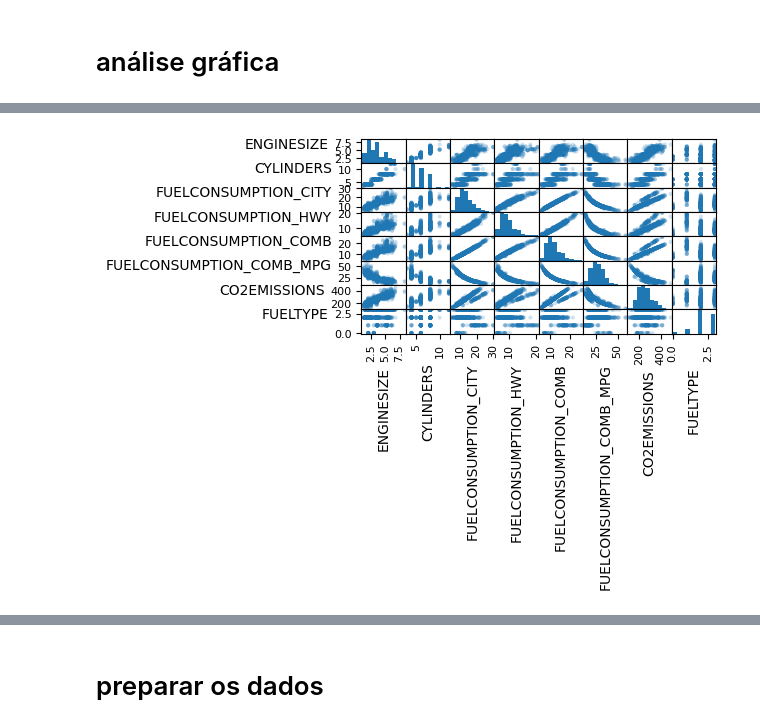
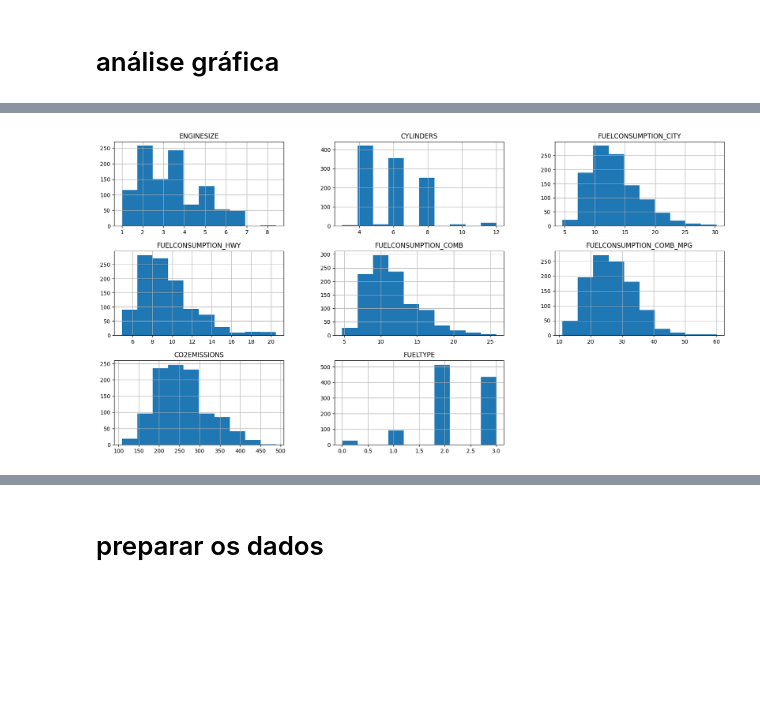
Before and after one commit to wesinalves/projetos-ml-para-iniciantes, a Jupyter notebook: notebooks/tutorial python brasil.ipynb, the cells around one changed output, grey strips where cells are left out. Drawn from its saved outputs; the diff is of its cells as text; code cells hidden in the pictures; blank space fills up the shorter version.

```diff
--- a/notebooks/tutorial python brasil.ipynb
+++ b/notebooks/tutorial python brasil.ipynb
@@ -118,2 +126,2 @@ df.describe()
 # %%
-df_numeric = df.drop(['MODELYEAR', 'MAKE', 'MODEL', 'VEHICLECLASS', 'TRANSMISSION', 'FUELTYPE'], axis=1)
+df_numeric = df.drop(['MODELYEAR', 'MAKE', 'VEHICLECLASS', 'TRANSMISSION', 'FUELTYPE', 'MODEL'], axis=1)
@@ -120,2 +137,5 @@ df_numeric = df.drop(['MODELYEAR', 'MAKE', 'MODEL', 'VEHICLECLASS', 'TRANSMISSIO
 # %%
-df_numeric
+from sklearn.preprocessing import OrdinalEncoder
+encoder = OrdinalEncoder()
+
+df_numeric['FUELTYPE'] = encoder.fit_transform(df[['FUELTYPE']])
@@ -136,5 +160,2 @@ df_numeric
 # %%
-from sklearn.preprocessing import OrdinalEncoder
-encoder = OrdinalEncoder()
-
-df_numeric.loc[:, 'FUELTYPE'] = encoder.fit_transform(df[['FUELTYPE']])
+df_numeric.FUELTYPE.value_counts()
@@ -168,13 +174,6 @@ plt.show()
 # %%
-axes = pd.plotting.scatter_matrix(df_numeric, alpha=0.2)
-for ax in axes.flatten():
-    ax.xaxis.label.set_rotation(90)
-    ax.yaxis.label.set_rotation(0)
-    ax.yaxis.label.set_ha('right')
-
-plt.tight_layout()
-plt.gcf().subplots_adjust(wspace=0, hspace=0)
+df_numeric.hist(bins=10, figsize=(20,10))
 plt.show()
 # %% [output]
-[figure, old version]
+[figure, new version]
 # %%
```
Also changed, not shown: parts of 35 cells of this notebook, 3 other files.
